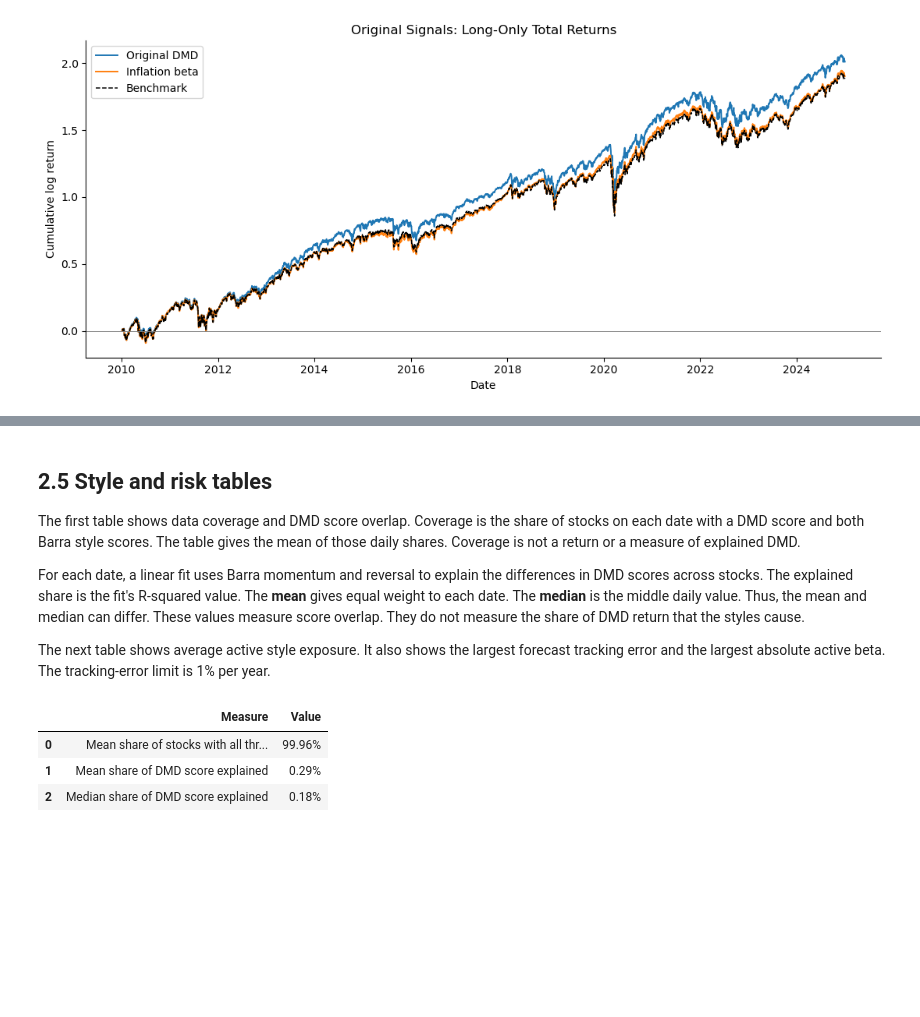
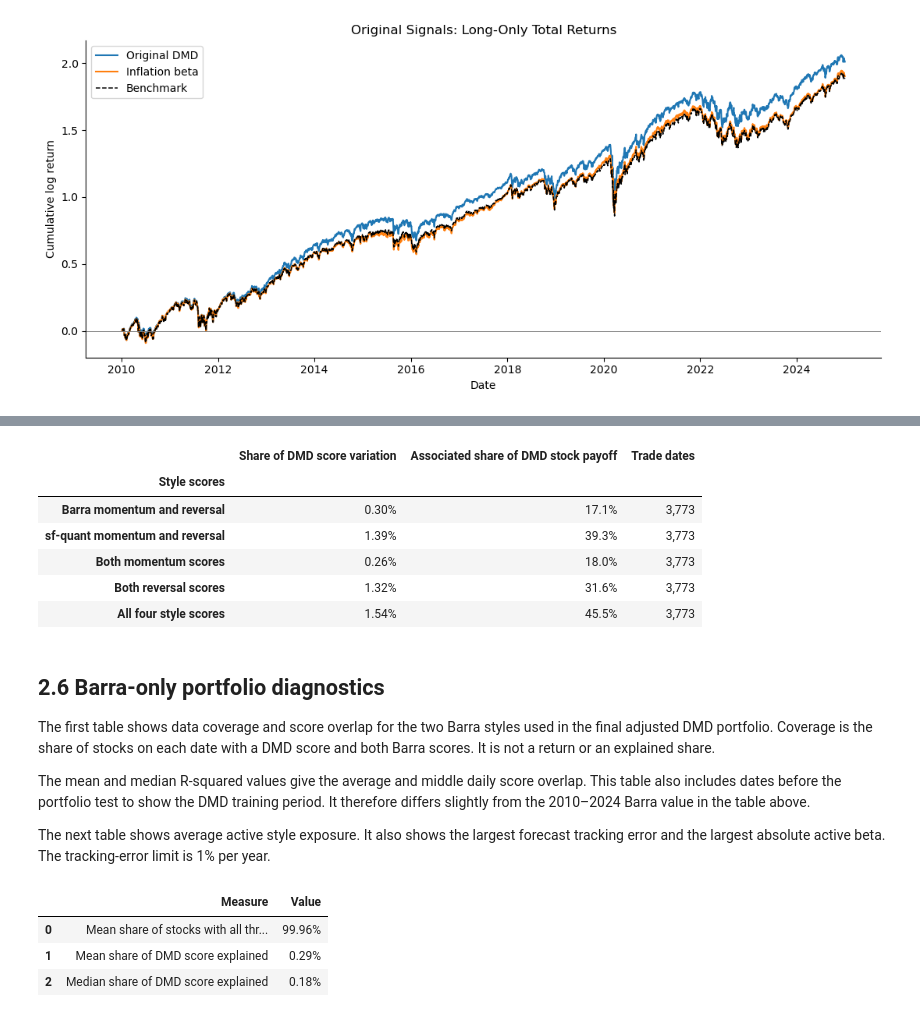
Before and after one commit to josmoore/q-bot, a Jupyter notebook: BOTQ_submission/02_Individual_signal_results.ipynb, the cells around one changed output, grey strips where cells are left out. Saved outputs shown, nothing was run; the diff lists cells and outputs as text; code cells hidden in the pictures; blank space fills up the shorter version.

```diff
--- a/BOTQ_submission/02_Individual_signal_results.ipynb
+++ b/BOTQ_submission/02_Individual_signal_results.ipynb
@@ -217,9 +321,35 @@ plt.show()
+# %%
+attribution = pd.read_csv(DATA / 'dmd_style_attribution_summary.csv').set_index('controls')
+style_groups = {
+    'barra':'Barra momentum and reversal',
+    'sf_quant':'sf-quant momentum and reversal',
+    'momentum':'Both momentum scores',
+    'reversal':'Both reversal scores',
+    'all':'All four style scores'}
+attribution_table = pd.DataFrame([
+    {'Style scores':label,
+     'Share of DMD score variation':attribution.loc[key, 'score_r2'],
+     'Associated share of DMD stock payoff':attribution.loc[key, 'payoff_share_explained'],
+     'Trade dates':int(attribution.loc[key, 'sessions'])}
+    for key, label in style_groups.items()])
+display(attribution_table.set_index('Style scores').style.format({
+    'Share of DMD score variation':'{:.2%}',
+    'Associated share of DMD stock payoff':'{:.1%}',
+    'Trade dates':'{:,}'}))
+# %% [output]
+|  | Share of DMD score variation | Associated share of DMD stock payoff | Trade dates |
+| Style scores |  |  |  |
+| Barra momentum and reversal | 0.30% | 17.1% | 3,773 |
+| sf-quant momentum and reversal | 1.39% | 39.3% | 3,773 |
+| Both momentum scores | 0.26% | 18.0% | 3,773 |
+| Both reversal scores | 1.32% | 31.6% | 3,773 |
+| All four style scores | 1.54% | 45.5% | 3,773 |
 # %% [markdown]
-## 2.5 Style and risk tables
+## 2.6 Barra-only portfolio diagnostics
 
-The first table shows data coverage and DMD score overlap. Coverage is the share of stocks on each date with a DMD score and both Barra style scores. The table gives the mean of those daily shares. Coverage is not a return or a measure of explained DMD.
+The first table shows data coverage and score overlap for the two Barra styles used in the final adjusted DMD portfolio. Coverage is the share of stocks on each date with a DMD score and both Barra scores. It is not a return or an explained share.
 
-For each date, a linear fit uses Barra momentum and reversal to explain the differences in DMD scores across stocks. The explained share is the fit's R-squared value. The **mean** gives equal weight to each date. The **median** is the middle daily value. Thus, the mean and median can differ. These values measure score overlap. They do not measure the share of DMD return that the styles cause.
+The mean and median R-squared values give the average and middle daily score overlap. This table also includes dates before the portfolio test to show the DMD training period. It therefore differs slightly from the 2010–2024 Barra value in the table above.
 
 The next table shows average active style exposure. It also shows the largest forecast tracking error and the largest absolute active beta. The tracking-error limit is 1% per year.
 # %%
```
Also changed, not shown: parts of 11 cells of this notebook, 3 other files.
